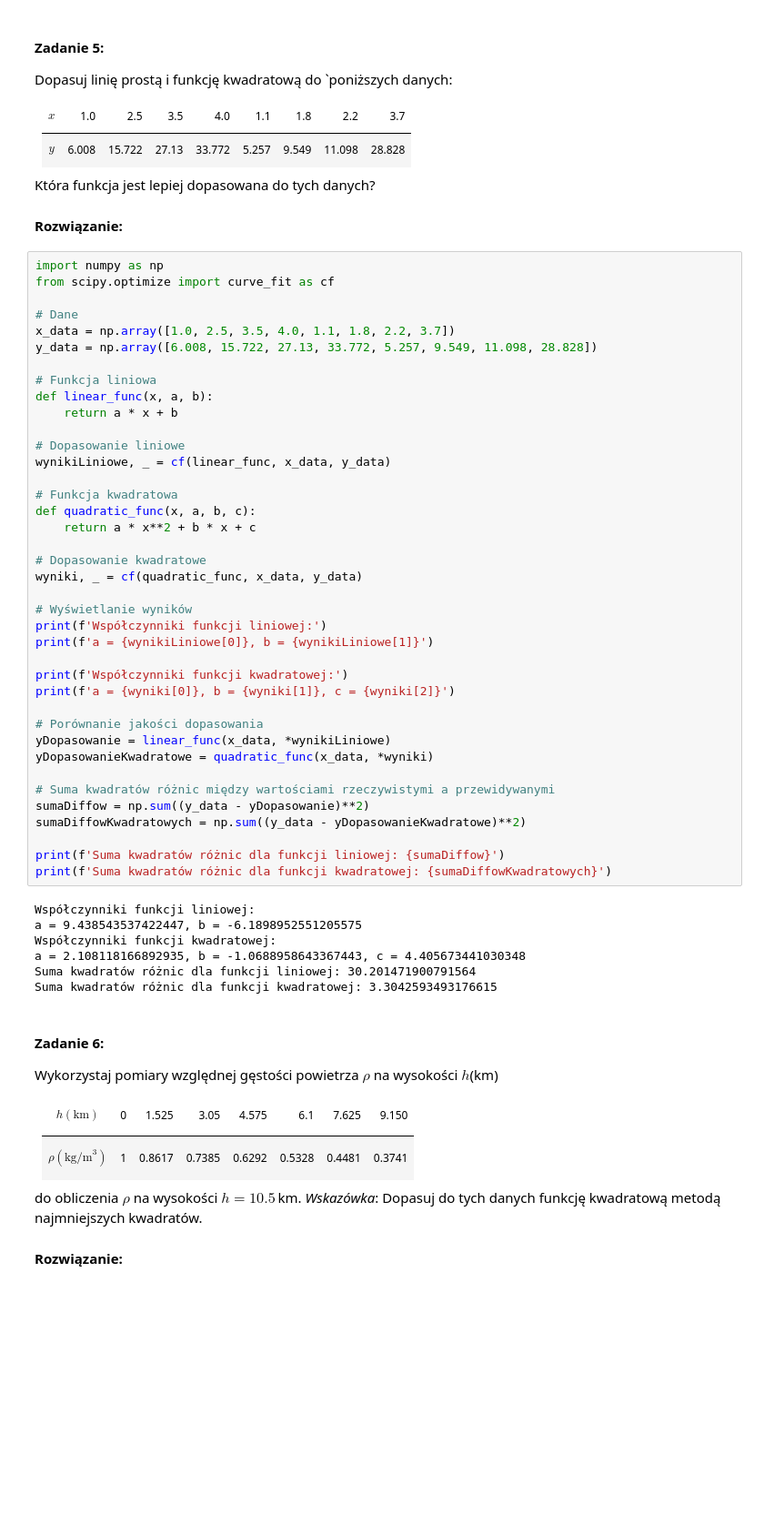
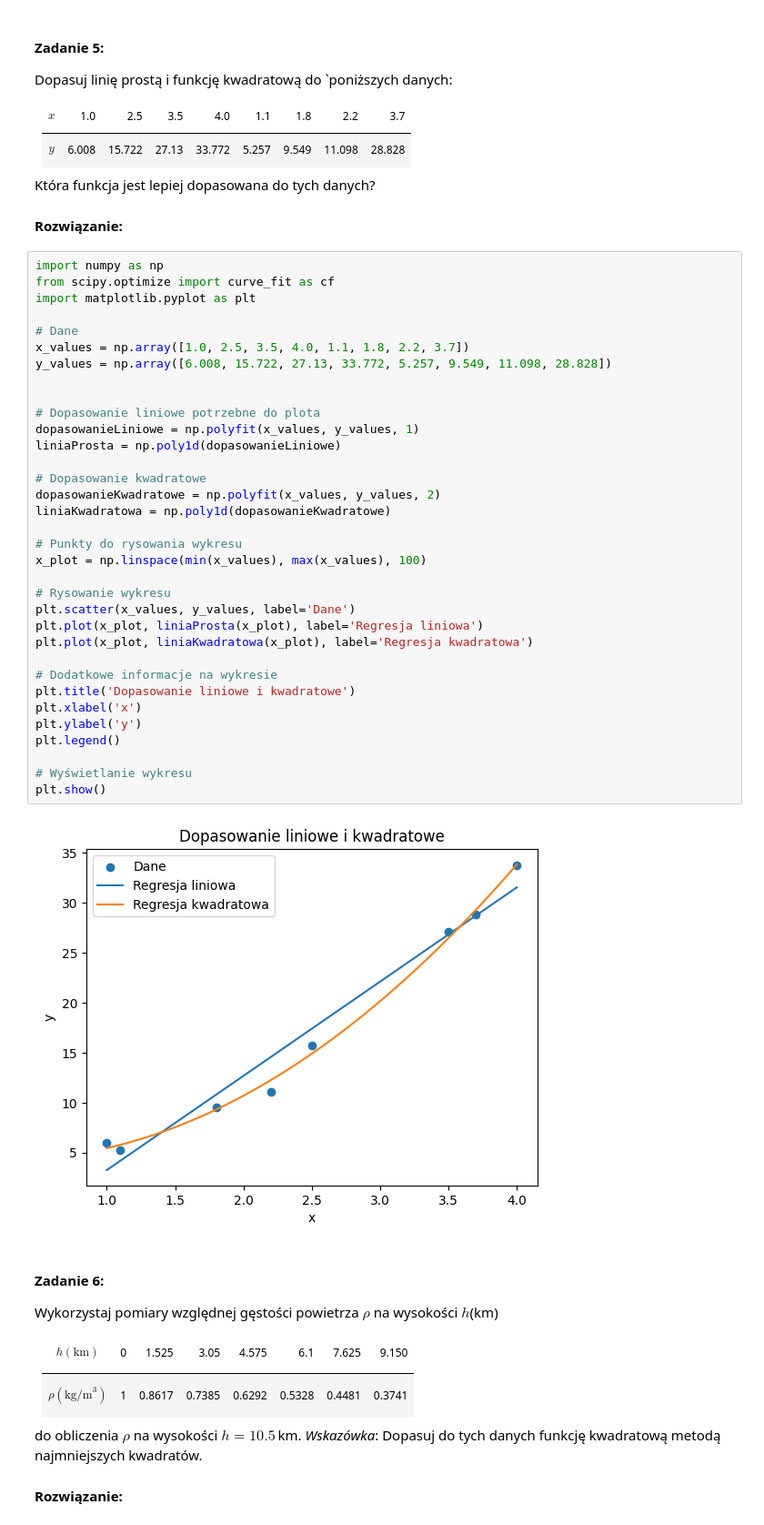
Before and after one commit to majkipll123/Metody-numeryczne, a Jupyter notebook: l5/Lista_5_MN.ipynb, the cells around one changed output. Shown: that part at 91% size. Cells and saved outputs as stored; diff of their text form; blank space fills up the shorter version.

```diff
--- a/l5/Lista_5_MN.ipynb
+++ b/l5/Lista_5_MN.ipynb
@@ -178,49 +161,39 @@ Która funkcja jest lepiej dopasowana do tych danych?
 # %%
 import numpy as np
 from scipy.optimize import curve_fit as cf
+import matplotlib.pyplot as plt
 
 # Dane
-x_data = np.array([1.0, 2.5, 3.5, 4.0, 1.1, 1.8, 2.2, 3.7])
-y_data = np.array([6.008, 15.722, 27.13, 33.772, 5.257, 9.549, 11.098, 28.828])
+x_values = np.array([1.0, 2.5, 3.5, 4.0, 1.1, 1.8, 2.2, 3.7])
+y_values = np.array([6.008, 15.722, 27.13, 33.772, 5.257, 9.549, 11.098, 28.828])
 
-# Funkcja liniowa
-def linear_func(x, a, b):
-    return a * x + b
 
-# Dopasowanie liniowe
-wynikiLiniowe, _ = cf(linear_func, x_data, y_data)
-
-# Funkcja kwadratowa
-def quadratic_func(x, a, b, c):
-    return a * x**2 + b * x + c
+# Dopasowanie liniowe potrzebne do plota
+dopasowanieLiniowe = np.polyfit(x_values, y_values, 1)
+liniaProsta = np.poly1d(dopasowanieLiniowe)
 
 # Dopasowanie kwadratowe
-wyniki, _ = cf(quadratic_func, x_data, y_data)
+dopasowanieKwadratowe = np.polyfit(x_values, y_values, 2)
+liniaKwadratowa = np.poly1d(dopasowanieKwadratowe)
 
-# Wyświetlanie wyników
-print(f'Współczynniki funkcji liniowej:')
-print(f'a = {wynikiLiniowe[0]}, b = {wynikiLiniowe[1]}')
+# Punkty do rysowania wykresu
+x_plot = np.linspace(min(x_values), max(x_values), 100)
 
-print(f'Współczynniki funkcji kwadratowej:')
-print(f'a = {wyniki[0]}, b = {wyniki[1]}, c = {wyniki[2]}')
+# Rysowanie wykresu
+plt.scatter(x_values, y_values, label='Dane')
+plt.plot(x_plot, liniaProsta(x_plot), label='Regresja liniowa')
+plt.plot(x_plot, liniaKwadratowa(x_plot), label='Regresja kwadratowa')
 
-# Porównanie jakości dopasowania
-yDopasowanie = linear_func(x_data, *wynikiLiniowe)
-yDopasowanieKwadratowe = quadratic_func(x_data, *wyniki)
+# Dodatkowe informacje na wykresie
+plt.title('Dopasowanie liniowe i kwadratowe')
+plt.xlabel('x')
+plt.ylabel('y')
+plt.legend()
 
-# Suma kwadratów różnic między wartościami rzeczywistymi a przewidywanymi
-sumaDiffow = np.sum((y_data - yDopasowanie)**2)
-sumaDiffowKwadratowych = np.sum((y_data - yDopasowanieKwadratowe)**2)
-
-print(f'Suma kwadratów różnic dla funkcji liniowej: {sumaDiffow}')
-print(f'Suma kwadratów różnic dla funkcji kwadratowej: {sumaDiffowKwadratowych}')
+# Wyświetlanie wykresu
+plt.show()
 # %% [output]
-Współczynniki funkcji liniowej:
-a = 9.438543537422447, b = -6.1898952551205575
-Współczynniki funkcji kwadratowej:
-a = 2.108118166892935, b = -1.0688958643367443, c = 4.405673441030348
-Suma kwadratów różnic dla funkcji liniowej: 30.201471900791564
-Suma kwadratów różnic dla funkcji kwadratowej: 3.3042593493176615
+[figure, added]
 # %% [markdown]
 #### Zadanie 6:
 
```
Also changed, not shown: parts of 3 cells of this notebook.
